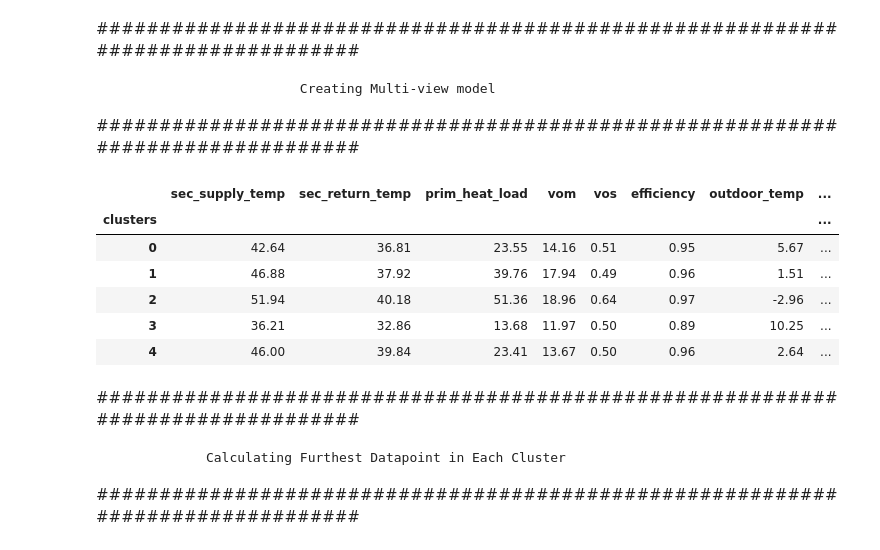
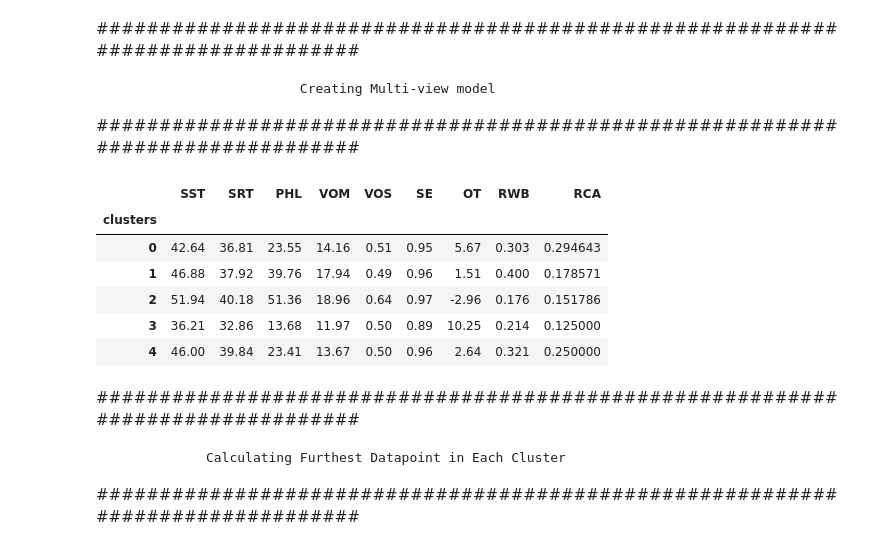
Before and after one commit to amirme/ICMLA20, a Jupyter notebook: Multi-view Data Mining Approach forBehaviour Analysis of Smart Control Valve.ipynb, the cells around one changed output. Cells and saved outputs as stored; diff of their text form; code cells hidden in the pictures.

Commit message:
The format of the multi-view model is changed

```diff
--- a/Multi-view Data Mining Approach forBehaviour Analysis of Smart Control Valve.ipynb
+++ b/Multi-view Data Mining Approach forBehaviour Analysis of Smart Control Valve.ipynb
@@ -574,41 +575,55 @@ for cluster in clusters:
 
     #Calculating average of outdoor temp and ratio w/wd for each cluster (context view - context mode)
     outdoor_temp.append(round(df_temp['d_avg_outdoor_temp'].mean(), ndigits=2))
     outdoor_temp_std.append(round(df_temp['d_avg_outdoor_temp'].std(), ndigits=2))
 
     weekend.append(len(df_temp.loc[(df_temp.index.day_name() == 'Saturday') | (df_temp.index.day_name() == 'Sunday')]))
     work_day.append(len(df_temp.loc[(df_temp.index.day_name() != 'Saturday') | (df_temp.index.day_name() != 'Sunday')]))
     ratio_W_WD.append(round(weekend[cluster] / work_day[cluster], ndigits=3))
 
     #Calculating ratio cluster size/population (ratio_C_A)
     ratio_C_P.append(round(len(df_temp) / len(df_training_set), ndigits=10))
 
 
     #Create a dataframe out of all the values in the previous step. This is equal to step 1 of the method.
     df_multi_view = df_multi_view.append({'clusters': clusters[cluster], 'sec_supply_temp': sec_supply_temp_feature[cluster],
                             'sec_supply_temp_std': sec_supply_temp_feature_std[cluster],
                             'sec_return_temp': sec_return_temp_feature[cluster],
                             'sec_return_temp_std': sec_return_temp_feature_std[cluster],
                             'prim_delta':primary_delta_feature[cluster],'prim_delta_std':primary_delta_feature_std[cluster],
                             'prim_heat_load':primary_heat_load_feature[cluster],'prim_heat_load_std':primary_heat_load_feature_std[cluster],
                             'vom': vom_feature[cluster], 'vos': vos_feature[cluster],
                             'efficiency':efficiency_feature[cluster], 'efficiency_std':efficiency_feature_std[cluster],
                             'outdoor_temp':outdoor_temp[cluster],'outdoor_temp_std':outdoor_temp_std[cluster],
                             'ratio_W_WD':ratio_W_WD[cluster],
                             'ratio_C_A':ratio_C_P[cluster]}, ignore_index=True)
 
 #Seting cluster id's as index
 df_multi_view['clusters'] = df_multi_view['clusters'].astype('int32')
 df_multi_view.set_index('clusters', inplace=True)
-df_multi_view[['sec_supply_temp', 'sec_return_temp', 'prim_heat_load', 'vom', 'vos', 'efficiency','outdoor_temp','ratio_W_WD', 'ratio_C_A']]
+df_multi_view_display = df_multi_view[['sec_supply_temp', 'sec_return_temp', 'prim_heat_load', 'vom', 'vos', 'efficiency','outdoor_temp','ratio_W_WD', 'ratio_C_A']]
+
+# df_org.rename(columns={'A': 'a'}, index={'ONE': 'one'}, inplace=True)
+df_multi_view_display.rename(columns={'sec_supply_temp':'SST',
+                                      'sec_return_temp':'SRT',
+                                      'prim_heat_load':'PHL',
+                                      'outdoor_temp':'OT',
+                                      'ratio_W_WD':'RWB',
+                                      'ratio_C_A':'RCA',
+                                     'vom':'VOM',
+                                     'vos':'VOS',
+                                     'efficiency':'SE'},
+                                    index={'clusters':'TOM'},
+                                    inplace=True)
+df_multi_view_display[['SST', 'SRT', 'PHL', 'OT', 'RWB', 'RCA', 'VOM', 'VOS', 'SE']]
 # %% [output]
-|  | sec_supply_temp | sec_return_temp | prim_heat_load | vom | vos | efficiency | outdoor_temp | ... |
-| clusters |  |  |  |  |  |  |  | ... |
-| 0 | 42.64 | 36.81 | 23.55 | 14.16 | 0.51 | 0.95 | 5.67 | ... |
-| 1 | 46.88 | 37.92 | 39.76 | 17.94 | 0.49 | 0.96 | 1.51 | ... |
-| 2 | 51.94 | 40.18 | 51.36 | 18.96 | 0.64 | 0.97 | -2.96 | ... |
-| 3 | 36.21 | 32.86 | 13.68 | 11.97 | 0.50 | 0.89 | 10.25 | ... |
-| 4 | 46.00 | 39.84 | 23.41 | 13.67 | 0.50 | 0.96 | 2.64 | ... |
+|  | SST | SRT | PHL | VOM | VOS | SE | OT | RWB | RCA |
+| clusters |  |  |  |  |  |  |  |  |  |
+| 0 | 42.64 | 36.81 | 23.55 | 14.16 | 0.51 | 0.95 | 5.67 | 0.303 | 0.294643 |
+| 1 | 46.88 | 37.92 | 39.76 | 17.94 | 0.49 | 0.96 | 1.51 | 0.400 | 0.178571 |
+| 2 | 51.94 | 40.18 | 51.36 | 18.96 | 0.64 | 0.97 | -2.96 | 0.176 | 0.151786 |
+| 3 | 36.21 | 32.86 | 13.68 | 11.97 | 0.50 | 0.89 | 10.25 | 0.214 | 0.125000 |
+| 4 | 46.00 | 39.84 | 23.41 | 13.67 | 0.50 | 0.96 | 2.64 | 0.321 | 0.250000 |
 # %% [markdown]
 ################################################################################
 
```
Also changed, not shown: parts of 1 cell of this notebook.
